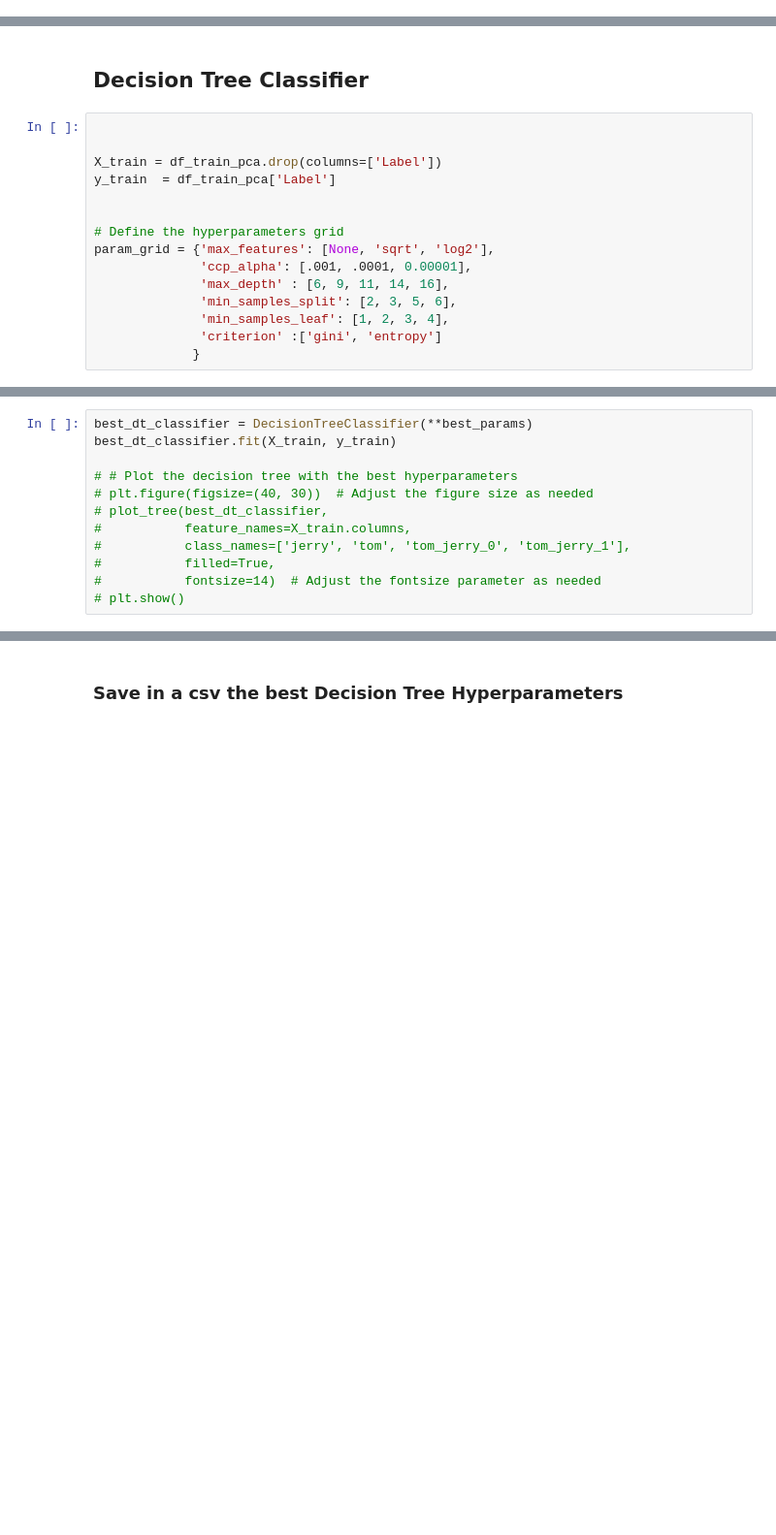
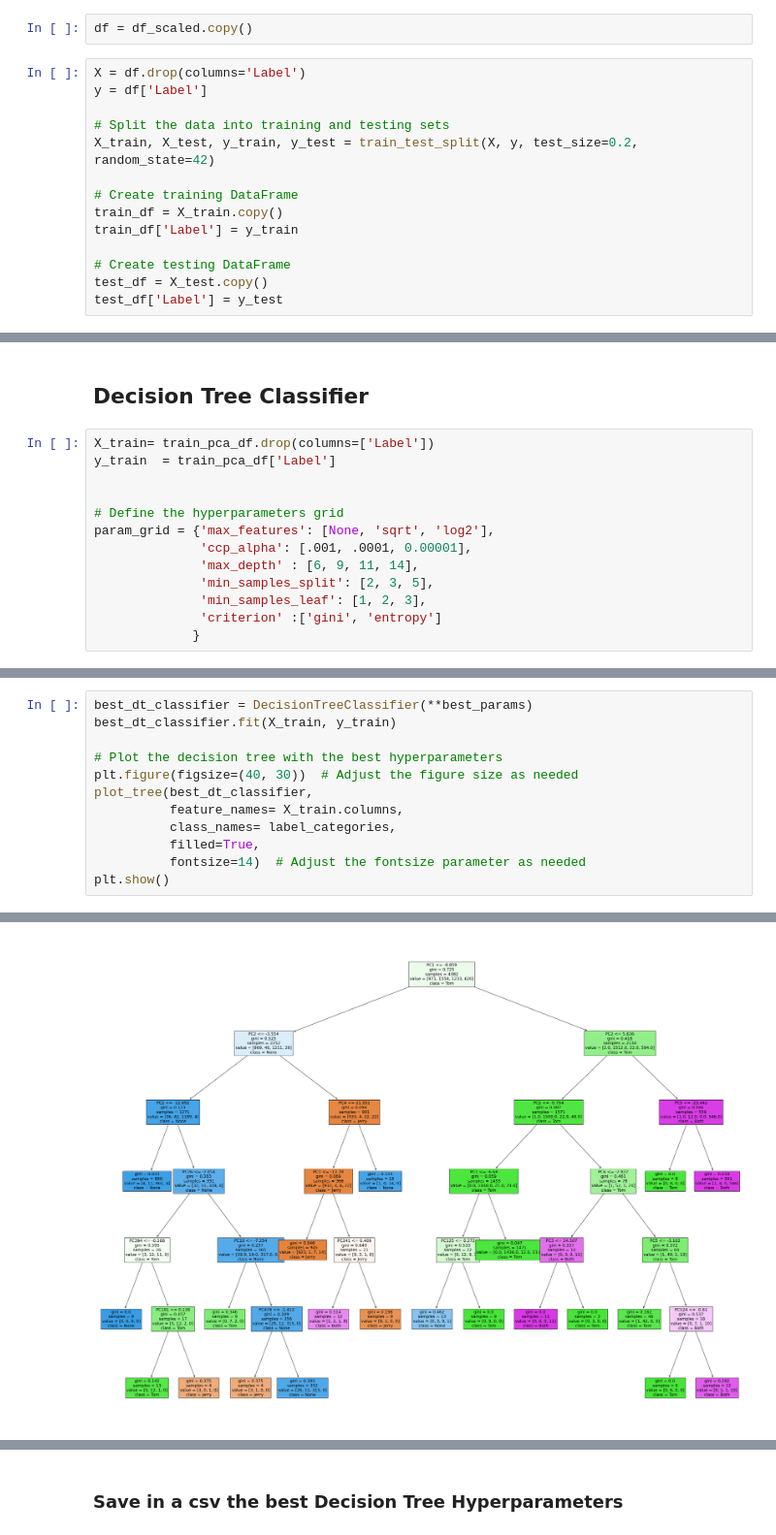
Before and after one commit to Gaoux/image-classification, a Jupyter notebook: Image_Classification.ipynb, the cells around one changed output, grey strips where cells are left out. Shown at 97% size. Drawn from its saved outputs; the diff is of its cells as text; blank space fills up the shorter version.

```diff
--- a/Image_Classification.ipynb
+++ b/Image_Classification.ipynb
@@ -350,0 +405,16 @@ plt.show()
+# %%
+df = df_scaled.copy()
+# %%
+X = df.drop(columns='Label')
+y = df['Label']
+
+# Split the data into training and testing sets
+X_train, X_test, y_train, y_test = train_test_split(X, y, test_size=0.2, random_state=42)
+
+# Create training DataFrame
+train_df = X_train.copy()
+train_df['Label'] = y_train
+
+# Create testing DataFrame
+test_df = X_test.copy()
+test_df['Label'] = y_test
@@ -388,18 +483,16 @@ df_train_pca
 # %% [markdown]
 ## Decision Tree Classifier
 # %%
-
-
-X_train = df_train_pca.drop(columns=['Label'])
-y_train  = df_train_pca['Label']
+X_train= train_pca_df.drop(columns=['Label'])
+y_train  = train_pca_df['Label']
 
 
 # Define the hyperparameters grid
 param_grid = {'max_features': [None, 'sqrt', 'log2'],
               'ccp_alpha': [.001, .0001, 0.00001],
-              'max_depth' : [6, 9, 11, 14, 16],
-              'min_samples_split': [2, 3, 5, 6],
-              'min_samples_leaf': [1, 2, 3, 4],
+              'max_depth' : [6, 9, 11, 14],
+              'min_samples_split': [2, 3, 5],
+              'min_samples_leaf': [1, 2, 3],
               'criterion' :['gini', 'entropy']
              }
 # %%
@@ -416,12 +512,12 @@ print("Best Hyperparameters:", best_params)
 best_dt_classifier = DecisionTreeClassifier(**best_params)
 best_dt_classifier.fit(X_train, y_train)
 
-# # Plot the decision tree with the best hyperparameters
-# plt.figure(figsize=(40, 30))  # Adjust the figure size as needed
-# plot_tree(best_dt_classifier,
-#           feature_names=X_train.columns,
-#           class_names=['jerry', 'tom', 'tom_jerry_0', 'tom_jerry_1'],
-#           filled=True,
-#           fontsize=14)  # Adjust the fontsize parameter as needed
-# plt.show()
+# Plot the decision tree with the best hyperparameters
+plt.figure(figsize=(40, 30))  # Adjust the figure size as needed
+plot_tree(best_dt_classifier,
+          feature_names= X_train.columns,
+          class_names= label_categories,
+          filled=True,
+          fontsize=14)  # Adjust the fontsize parameter as needed
+plt.show()
 # %% [output]
@@ -430,2 +524,3 @@ DecisionTreeClassifier(ccp_alpha=1e-05, criterion='entropy', max_depth=14,
+[figure, added]
 # %%
 print("Hyperparameters:", best_params)
```
Also changed, not shown: parts of 68 cells of this notebook, 6 other files.
